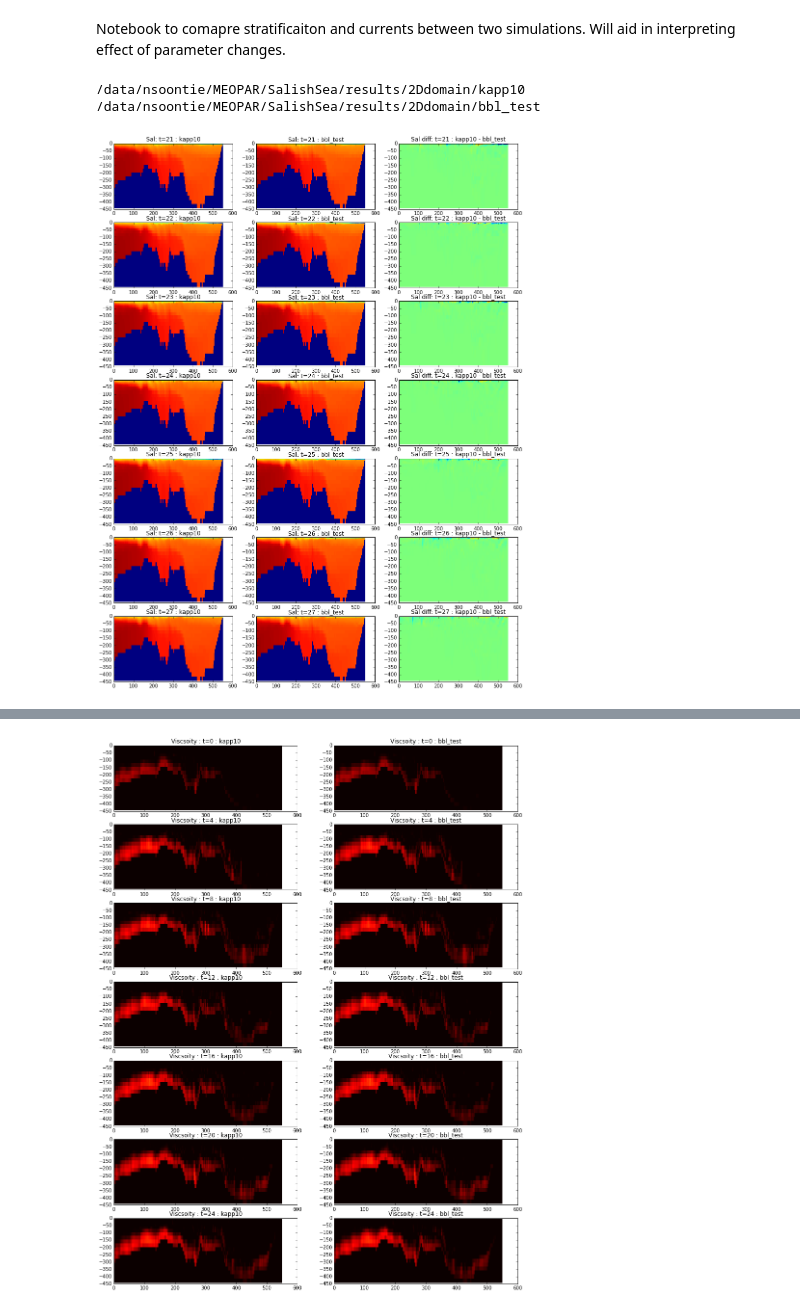
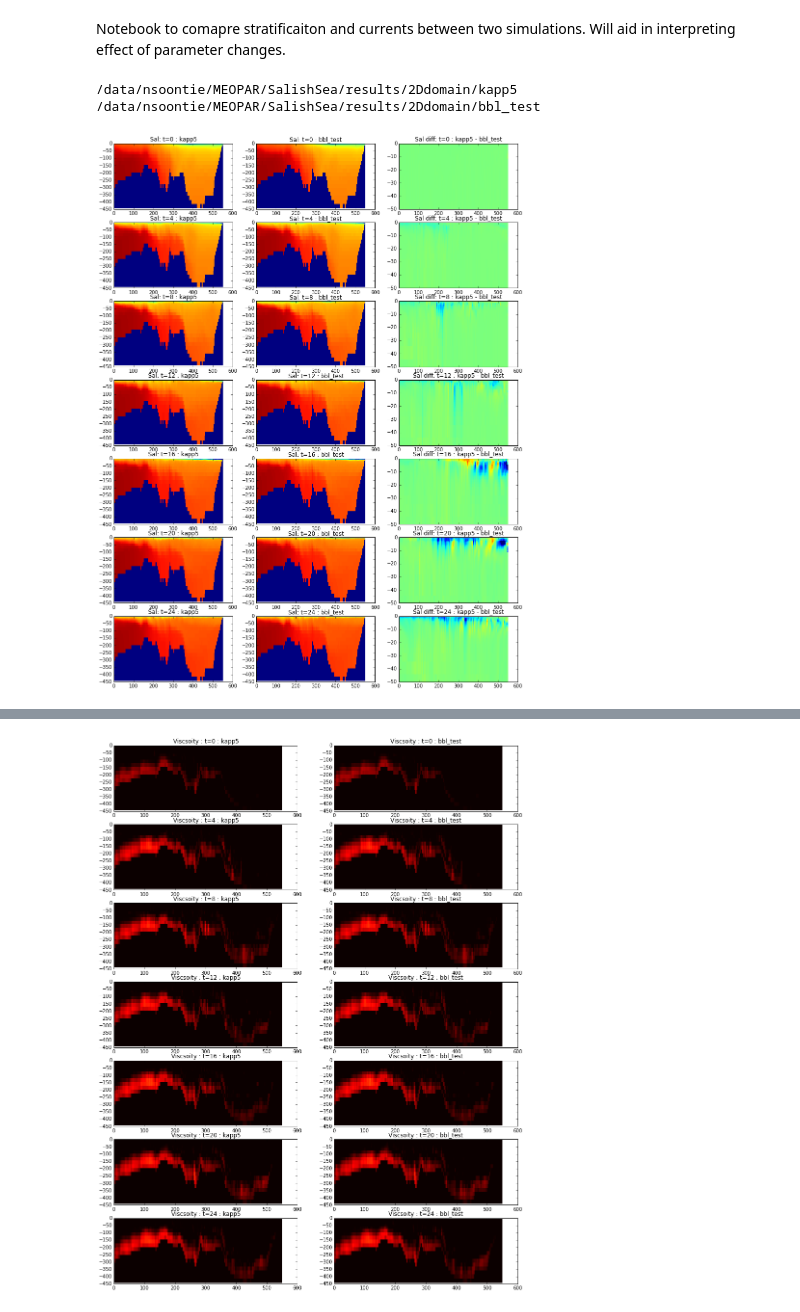
Before and after one commit to SalishSeaCast/2d-domain, a Jupyter notebook: analysis/CompareTwo.ipynb, the cells around one changed output, grey strips where cells are left out. Drawn from its saved outputs; the diff is of its cells as text; code cells hidden in the pictures.

```diff
--- a/analysis/CompareTwo.ipynb
+++ b/analysis/CompareTwo.ipynb
@@ -11,7 +11,7 @@ import os
 # %%
 results = '/data/nsoontie/MEOPAR/SalishSea/results/2Ddomain/'
 
-run1 = 'kapp10'
+run1 = 'kapp5'
 run2 = 'bbl_test'
 
 path={}
@@ -21,7 +21,7 @@ path[run2] = os.path.join(results,run2)
 print path[run1]
 print path[run2]
 # %% [output]
-/data/nsoontie/MEOPAR/SalishSea/results/2Ddomain/kapp10
+/data/nsoontie/MEOPAR/SalishSea/results/2Ddomain/kapp5
 /data/nsoontie/MEOPAR/SalishSea/results/2Ddomain/bbl_test
 # %%
 Us = {}; Ws = {}; Ts = {}; Ss={}; Diffs={}; Viscs={}
@@ -45,18 +45,19 @@ x = f.variables['nav_lon'][1,:]
 xx,zz = np.meshgrid(x,-depths[:])
 # %%
 fig, axs = plt.subplots(7,3,figsize=(15,20))
-ts = np.arange(21,28,1)
+ts = np.arange(0,27,4)
 
 for n, run in enumerate(runs):
     for t,ax in zip(ts,axs[:,n].flat):
         ax.pcolormesh(xx,zz,Ss[run][t,:,:],vmin=20,vmax=34)
         ax.set_title('Sal: t={} : {}'.format(t, run))
 
 for t, ax in zip(ts, axs[:,2].flat):
-    ax.pcolormesh(xx,zz,Ss[run1][t,:,:]-Ss[run2][t,:,:],vmin=-.5,vmax=.5)
+    ax.pcolormesh(xx,zz,Ss[run1][t,:,:]-Ss[run2][t,:,:],vmin=-2,vmax=2)
     ax.set_title('Sal diff: t={} : {} - {}'.format(t, run1, run2))
+    ax.set_ylim([-50,0])
 # %% [output]
-[figure, old version]
+[figure, new version]
 # %%
 fig, axs = plt.subplots(7,3,figsize=(15,20))
 ts = np.arange(0,27,4)
```
Also changed, not shown: parts of 4 cells of this notebook.
